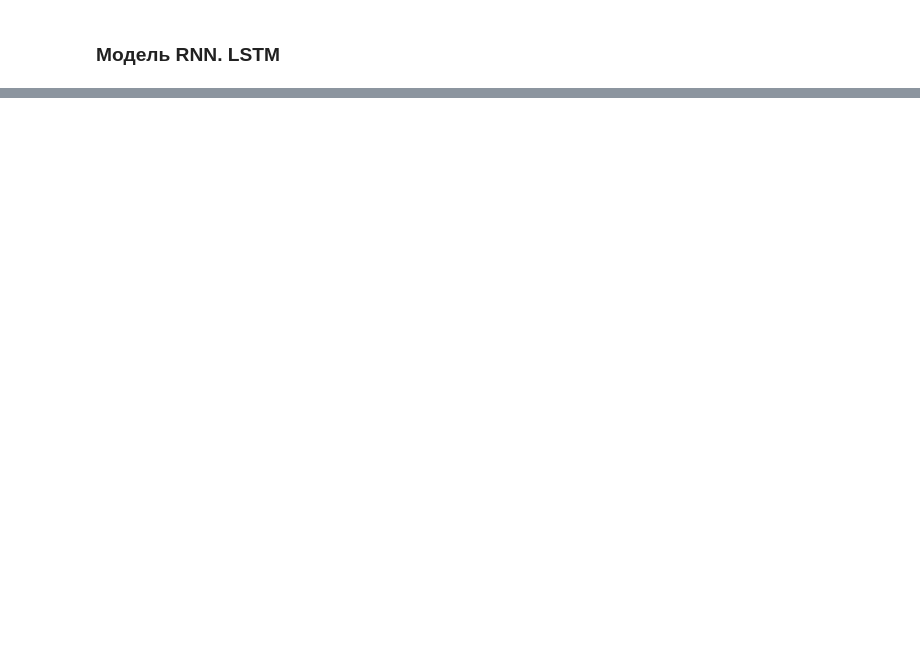
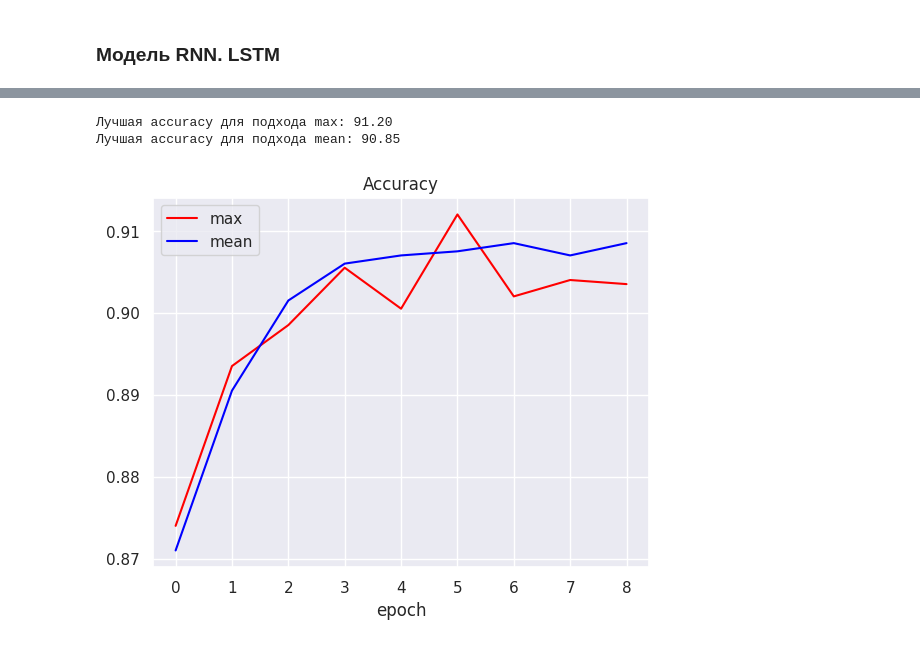
Before and after one commit to andrey-malofeykin/dls-2025, a Jupyter notebook: homeworks/002/hw_text_classification.ipynb, the cells around one changed output, grey strips where cells are left out. Cells and saved outputs as stored; diff of their text form; code cells hidden in the pictures; blank space fills up the shorter version.

```diff
--- a/homeworks/002/hw_text_classification.ipynb
+++ b/homeworks/002/hw_text_classification.ipynb
@@ -423,0 +457,6 @@ class CharLMLSTM(nn.Module):
+# %%
+print_acc(acc_lstm)
+# %% [output]
+Лучшая accuracy для подхода max: 91.20
+Лучшая accuracy для подхода mean: 90.85
+[figure, added]
```
Also changed, not shown: parts of 15 cells of this notebook.
